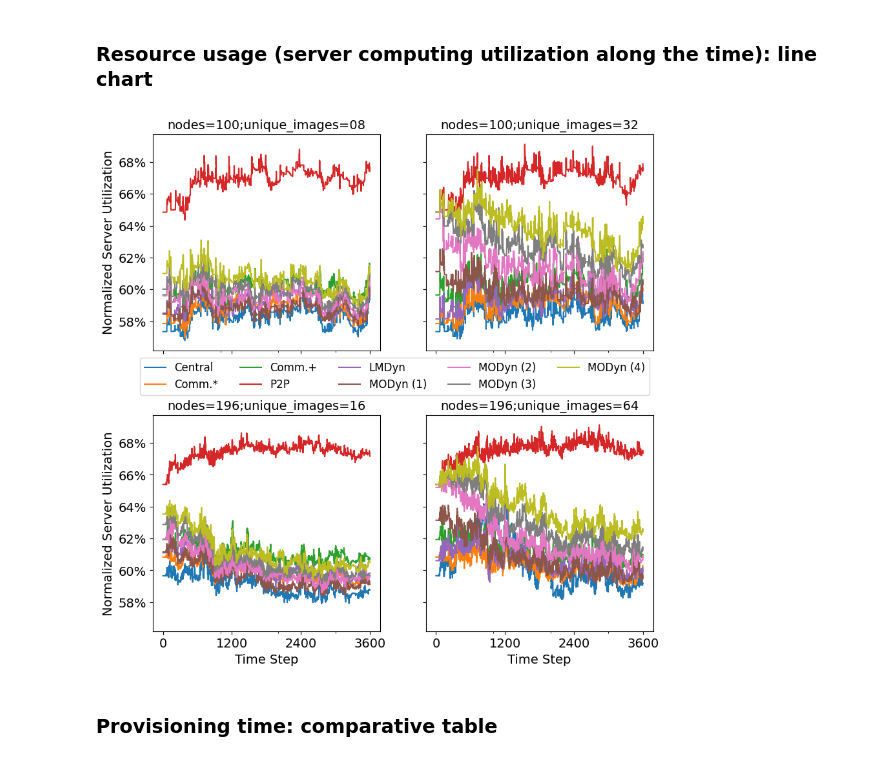
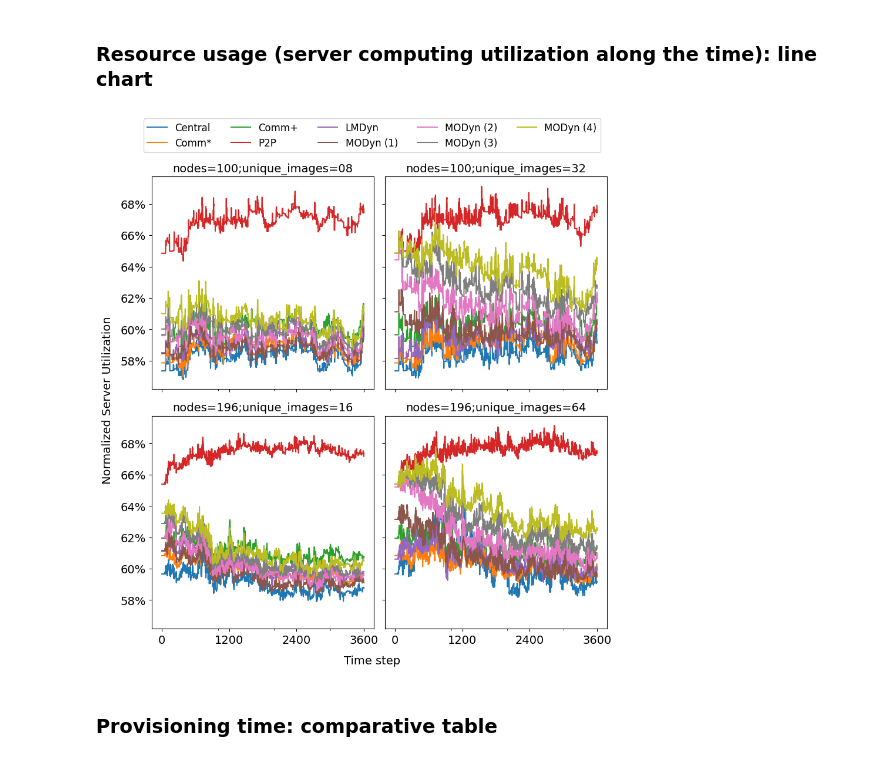
Before and after one commit to lucasroges/dynamic-registry-provisioning, a Jupyter notebook: analysis.ipynb, the cells around one changed output. Cells and saved outputs as stored; diff of their text form; code cells hidden in the pictures.

```diff
--- a/analysis.ipynb
+++ b/analysis.ipynb
@@ -283,7 +275,7 @@ def get_application_data(step, variation):
     return pd.DataFrame(service_data)
 # %%
 application_data_dfs = {
-    variation: get_application_data(last_step, variation)
+    variation: get_application_data(variation)
     for variation in variations
 }
 # %% [markdown]
@@ -583,7 +544,7 @@ latency_table = pd.DataFrame(
     }
 )
 
-latency_table.index = algorithm_labels
+latency_table.index = logs_labels
 
 latency_table_latex_string = latency_table.to_latex(
     index=True,
@@ -613,7 +574,7 @@ provisioned_registries_table = pd.DataFrame(
     }
 )
 
-provisioned_registries_table.index = algorithm_labels
+provisioned_registries_table.index = logs_labels
 
 provisioned_registries_table_latex_string = provisioned_registries_table.to_latex(
     index=True,
@@ -636,7 +597,6 @@ with open(f"{base_dir}/table_provisioned_registries.tex", "w") as f:
 # %% [markdown]
 ### Resource usage (provisioned registries along the time): line chart
 # %%
-# TODO: check how to share labels
 plt.rcParams.update({'font.size': 14, 'axes.titlesize': 14, 'legend.fontsize': 12})
 fig, ax = plt.subplots(2, 2, figsize=(10, 10), sharex=True, sharey=True)
 
@@ -644,14 +604,15 @@ for counter, (key, registry_data) in enumerate(registry_data_dfs.items()):
     registry_data[1].plot(ax=ax[counter // 2][counter % 2], legend=False, xticks=range(0, last_step + 1, 1200), yticks=range(0, 51, 10))
     customize_chart(
         ax[counter // 2][counter % 2],
-        xlabel="Time Step",
-        ylabel="Number of Provisioned Registries",
         title=key,
     )
+    ax[counter // 2][counter % 2].set_xlabel("")
 
 handles, _ = plt.gca().get_legend_handles_labels()
-fig.legend(handles, algorithm_labels, loc='center', ncols=5, bbox_to_anchor=(0.5, 0.505))
-plt.subplots_adjust(hspace=0.3)
+fig.legend(handles, logs_labels, loc='center', ncols=5, bbox_to_anchor=(0.5, 0.95))
+fig.text(0.05, 0.5, "Number of Provisioned Registries", va='center', rotation='vertical')
+fig.text(0.5, 0.05, "Time step", ha='center')
 
-plt.savefig(f"{base_dir}/provisioned_registries.pdf", bbox_inches='tight')
+plt.subplots_adjust(wspace=0.05, hspace=0.125)
+plt.savefig(f"{base_dir}/number-of-provisioned-registries.pdf", bbox_inches='tight')
 # %% [output]
@@ -659,27 +620,27 @@ plt.savefig(f"{base_dir}/provisioned_registries.pdf", bbox_inches='tight')
 # %% [markdown]
 ### Resource usage (server computing utilization along the time): line chart
 # %%
-# TODO: check how to share labels
 plt.rcParams.update({'font.size': 14, 'axes.titlesize': 14, 'legend.fontsize': 12})
 fig, ax = plt.subplots(2, 2, figsize=(10, 10), sharex=True, sharey=True)
 
 for counter, (key, server_data) in enumerate(server_data_dfs.items()):
     server_data[0].plot(ax=ax[counter // 2][counter % 2], legend=False, xticks=range(0, last_step + 1, 1200), yticks=[0.58, 0.6, 0.62, 0.64, 0.66, 0.68])
     customize_chart(
         ax[counter // 2][counter % 2],
-        xlabel="Time Step",
-        ylabel="Normalized Server Utilization",
         title=key,
     )
     ax[counter // 2][counter % 2].yaxis.set_major_formatter(mticker.PercentFormatter(xmax=1, decimals=0))
+    ax[counter // 2][counter % 2].set_xlabel("")
 
 handles, _ = plt.gca().get_legend_handles_labels()
-fig.legend(handles, algorithm_labels, loc='center', ncols=5, bbox_to_anchor=(0.5, 0.505))
-plt.subplots_adjust(hspace=0.3)
+fig.legend(handles, logs_labels, loc='center', ncols=5, bbox_to_anchor=(0.5, 0.95))
+fig.text(0.04, 0.5, "Normalized Server Utilization", va='center', rotation='vertical')
+fig.text(0.5, 0.05, "Time step", ha='center')
 
-plt.savefig(f"{base_dir}/server_utilization.pdf", bbox_inches='tight')
+plt.subplots_adjust(wspace=0.05, hspace=0.125)
+plt.savefig(f"{base_dir}/normalized-mean-server-utilization-computing.pdf", bbox_inches='tight')
 # %% [output]
-[figure, old version]
+[figure, new version]
 # %% [markdown]
 ### Provisioning time: comparative table
 # %%
```
Also changed, not shown: parts of 17 cells of this notebook.
